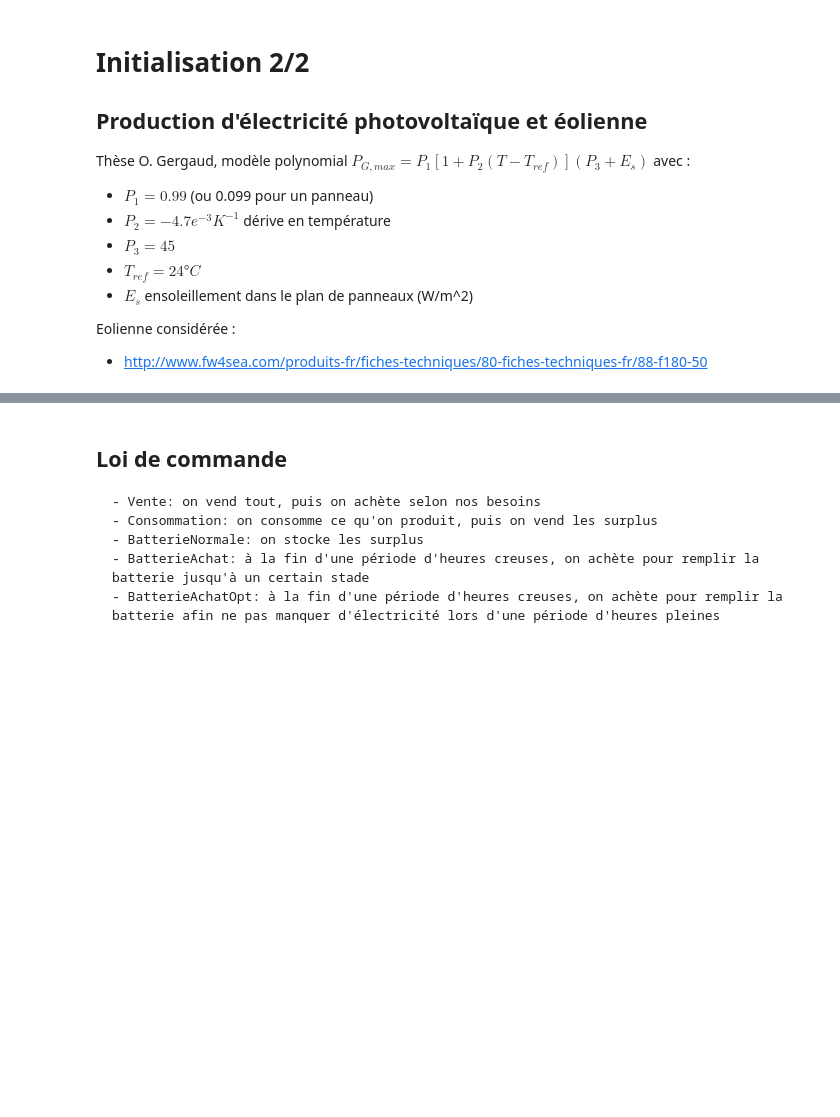
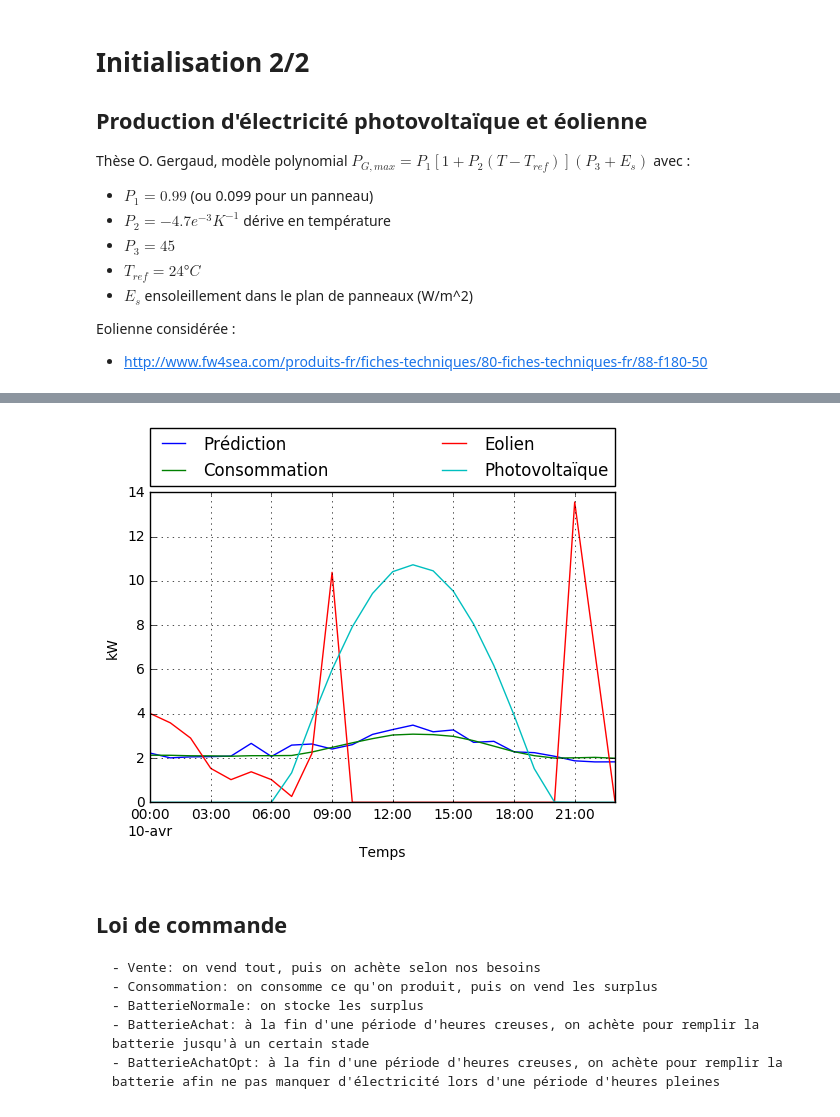
Before and after one commit to guhur/prod-electricite, a Jupyter notebook: simulations.ipynb, the cells around one changed output, grey strips where cells are left out. Cells and saved outputs as stored; diff of their text form; code cells hidden in the pictures; blank space fills up the shorter version.

```diff
--- a/simulations.ipynb
+++ b/simulations.ipynb
@@ -273,3 +248,20 @@ UnicodeDecodeError: 'ascii' codec can't decode byte 0xc3 in position 4: ordinal
+# %%
+plt.figure()
+period = a2016 & (month == 4) & (bale.index.day == 10)
+bale["prediction"][period].plot(label="Prédiction")
+bale["consommation"][period].plot(label="Consommation")
+bale["prod-eol"][period].plot(label="Eolien")
+bale["prod-pv"][period].plot(label="Photovoltaïque")
+
+plt.legend(bbox_to_anchor=(0., 1.02, 1., .102), loc=3,
+           ncol=2, mode="expand", borderaxespad=0.)
+ax = plt.gca()
+ax.grid(True, which='both')
+plt.xlabel("Temps")
+plt.ylabel("kW")
+plt.show()
+# %% [output]
+[figure, added]
 # %% [markdown]
 ## Loi de commande
     - Vente: on vend tout, puis on achète selon nos besoins
```
Also changed, not shown: parts of 28 cells of this notebook, 8 other files.
